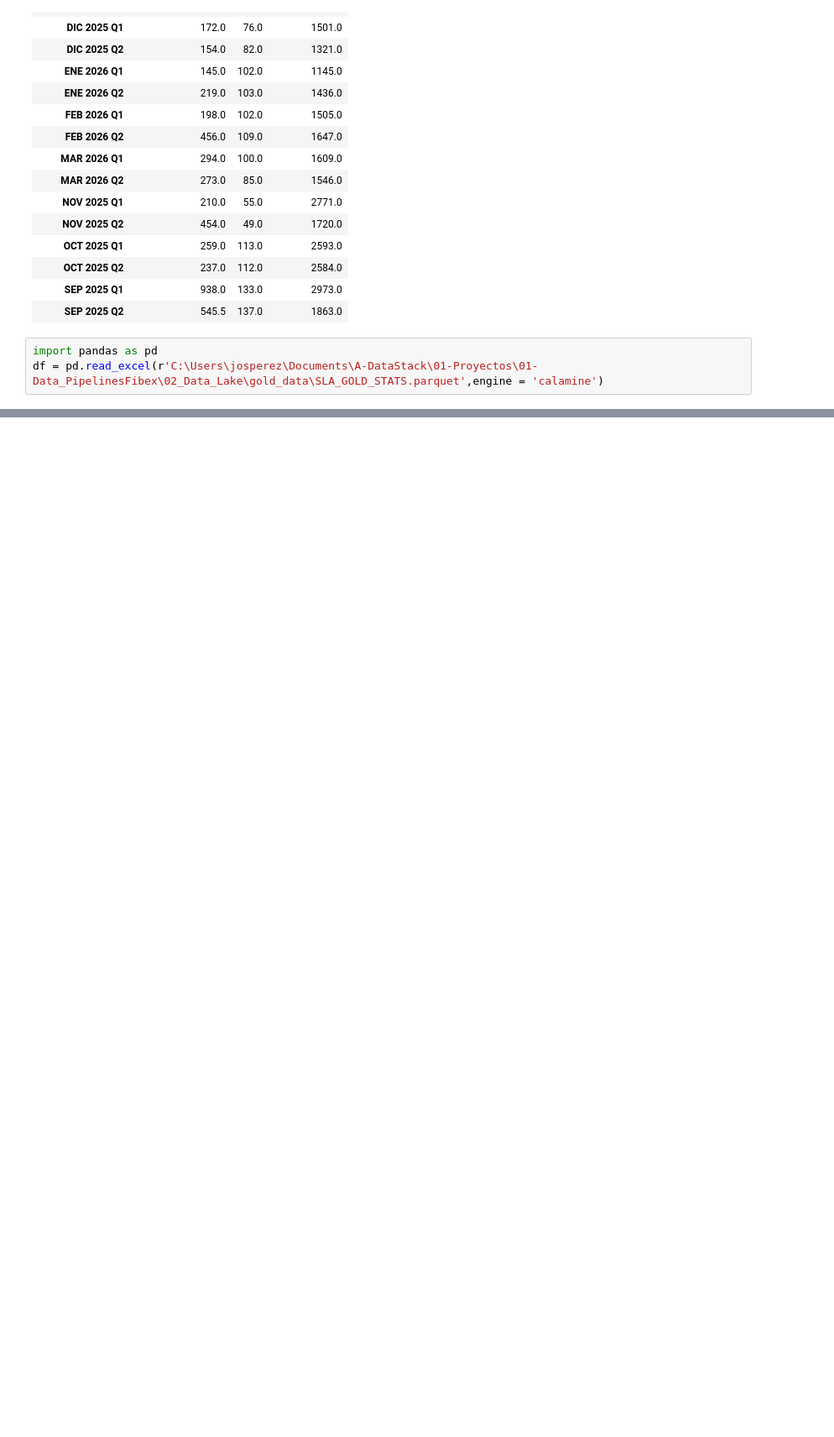
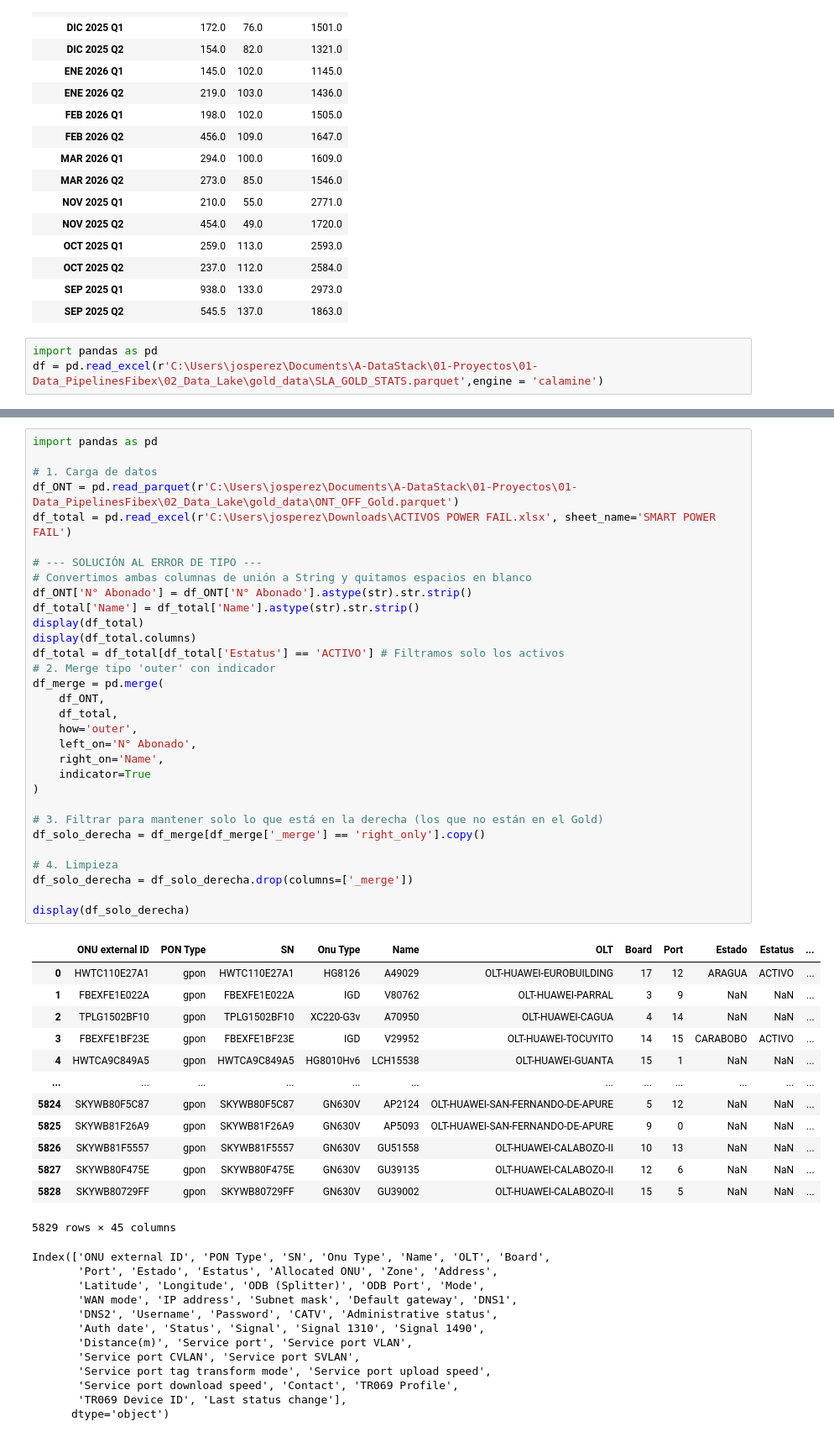
Before and after one commit to Artur030610/Data-Automated-Pipeline-Telecom, a Jupyter notebook: Notebooks/ordenes de servicio.ipynb, the cells around one changed output, grey strips where cells are left out. Shown at 84% size. Saved outputs shown, nothing was run; the diff lists cells and outputs as text; blank space fills up the shorter version.

```diff
--- a/Notebooks/ordenes de servicio.ipynb
+++ b/Notebooks/ordenes de servicio.ipynb
@@ -101,0 +129,57 @@ display(franq)
+# %%
+import pandas as pd
+
+# 1. Carga de datos
+df_ONT = pd.read_parquet(r'C:\Users\josperez\Documents\A-DataStack\01-Proyectos\01-Data_PipelinesFibex\02_Data_Lake\gold_data\ONT_OFF_Gold.parquet')
+df_total = pd.read_excel(r'C:\Users\josperez\Downloads\ACTIVOS POWER FAIL.xlsx', sheet_name='SMART POWER FAIL')
+
+# --- SOLUCIÓN AL ERROR DE TIPO ---
+# Convertimos ambas columnas de unión a String y quitamos espacios en blanco
+df_ONT['N° Abonado'] = df_ONT['N° Abonado'].astype(str).str.strip()
+df_total['Name'] = df_total['Name'].astype(str).str.strip()
+display(df_total)
+display(df_total.columns)
+df_total = df_total[df_total['Estatus'] == 'ACTIVO'] # Filtramos solo los activos
+# 2. Merge tipo 'outer' con indicador
+df_merge = pd.merge(
+    df_ONT,
+    df_total,
+    how='outer',
+    left_on='N° Abonado',
+    right_on='Name',
+    indicator=True
+)
+
+# 3. Filtrar para mantener solo lo que está en la derecha (los que no están en el Gold)
+df_solo_derecha = df_merge[df_merge['_merge'] == 'right_only'].copy()
+
+# 4. Limpieza
+df_solo_derecha = df_solo_derecha.drop(columns=['_merge'])
+
+display(df_solo_derecha)
+# %% [output]
+|  | ONU external ID | PON Type | SN | Onu Type | Name | OLT | Board | Port | Estado | Estatus | ... |
+| 0 | HWTC110E27A1 | gpon | HWTC110E27A1 | HG8126 | A49029 | OLT-HUAWEI-EUROBUILDING | 17 | 12 | ARAGUA | ACTIVO | ... |
+| 1 | FBEXFE1E022A | gpon | FBEXFE1E022A | IGD | V80762 | OLT-HUAWEI-PARRAL | 3 | 9 | NaN | NaN | ... |
+| 2 | TPLG1502BF10 | gpon | TPLG1502BF10 | XC220-G3v | A70950 | OLT-HUAWEI-CAGUA | 4 | 14 | NaN | NaN | ... |
+| 3 | FBEXFE1BF23E | gpon | FBEXFE1BF23E | IGD | V29952 | OLT-HUAWEI-TOCUYITO | 14 | 15 | CARABOBO | ACTIVO | ... |
+| 4 | HWTCA9C849A5 | gpon | HWTCA9C849A5 | HG8010Hv6 | LCH15538 | OLT-HUAWEI-GUANTA | 15 | 1 | NaN | NaN | ... |
+| ... | ... | ... | ... | ... | ... | ... | ... | ... | ... | ... | ... |
+| 5824 | SKYWB80F5C87 | gpon | SKYWB80F5C87 | GN630V | AP2124 | OLT-HUAWEI-SAN-FERNANDO-DE-APURE | 5 | 12 | NaN | NaN | ... |
+| 5825 | SKYWB81F26A9 | gpon | SKYWB81F26A9 | GN630V | AP5093 | OLT-HUAWEI-SAN-FERNANDO-DE-APURE | 9 | 0 | NaN | NaN | ... |
+| 5826 | SKYWB81F5557 | gpon | SKYWB81F5557 | GN630V | GU51558 | OLT-HUAWEI-CALABOZO-II | 10 | 13 | NaN | NaN | ... |
+| 5827 | SKYWB80F475E | gpon | SKYWB80F475E | GN630V | GU39135 | OLT-HUAWEI-CALABOZO-II | 12 | 6 | NaN | NaN | ... |
+| 5828 | SKYWB80729FF | gpon | SKYWB80729FF | GN630V | GU39002 | OLT-HUAWEI-CALABOZO-II | 15 | 5 | NaN | NaN | ... |
+5829 rows × 45 columns
+Index(['ONU external ID', 'PON Type', 'SN', 'Onu Type', 'Name', 'OLT', 'Board',
+       'Port', 'Estado', 'Estatus', 'Allocated ONU', 'Zone', 'Address',
+       'Latitude', 'Longitude', 'ODB (Splitter)', 'ODB Port', 'Mode',
+       'WAN mode', 'IP address', 'Subnet mask', 'Default gateway', 'DNS1',
+       'DNS2', 'Username', 'Password', 'CATV', 'Administrative status',
+       'Auth date', 'Status', 'Signal', 'Signal 1310', 'Signal 1490',
+       'Distance(m)', 'Service port', 'Service port VLAN',
+       'Service port CVLAN', 'Service port SVLAN',
+       'Service port tag transform mode', 'Service port upload speed',
+       'Service port download speed', 'Contact', 'TR069 Profile',
+       'TR069 Device ID', 'Last status change'],
+      dtype='object')
```
Also changed, not shown: parts of 3 cells of this notebook, 26 other files.
